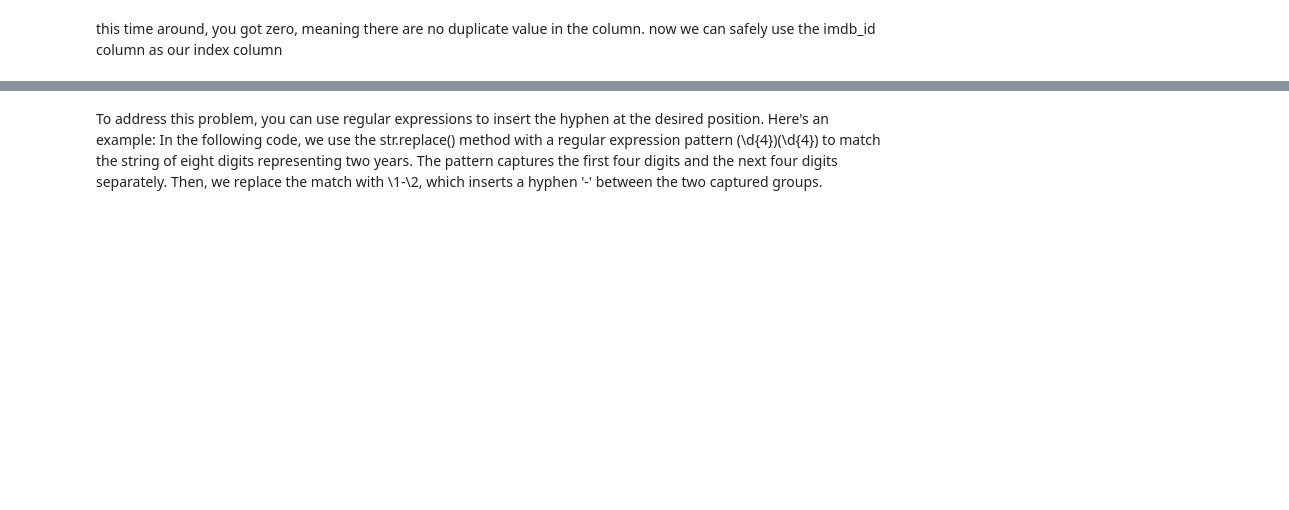
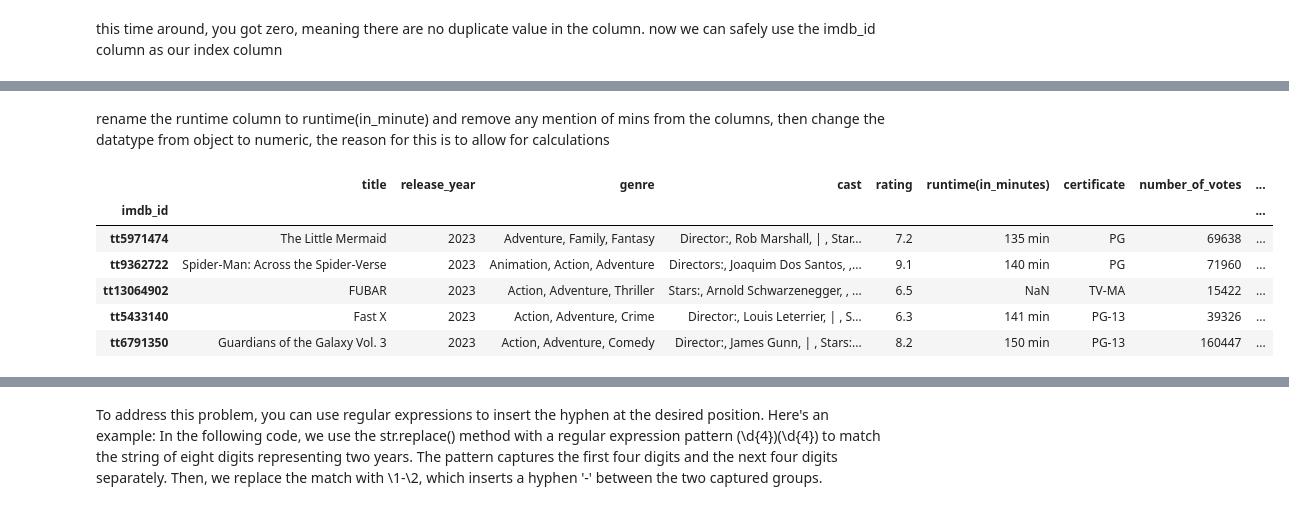
Before and after one commit to ibrahimanis081/data_cleaning_projects, a Jupyter notebook: notebooks/imdb_tv_series.ipynb, the cells around one changed output, grey strips where cells are left out. Saved outputs shown, nothing was run; the diff lists cells and outputs as text; code cells hidden in the pictures; blank space fills up the shorter version.

```diff
--- a/notebooks/imdb_tv_series.ipynb
+++ b/notebooks/imdb_tv_series.ipynb
@@ -127,0 +351,13 @@ imdb_df.head()
+# %% [markdown]
+rename the runtime column to runtime(in_minute) and remove any mention of mins from the columns, then change the datatype from object to numeric, the reason for this is to allow for calculations
+# %%
+imdb_df = imdb_df.rename(columns={"runtime":"runtime(in_minutes)"})
+imdb_df.head()
+# %% [output]
+|  | title | release_year | genre | cast | rating | runtime(in_minutes) | certificate | number_of_votes | ... |
+| imdb_id |  |  |  |  |  |  |  |  | ... |
+| tt5971474 | The Little Mermaid | 2023 | Adventure, Family, Fantasy | Director:, Rob Marshall, | , Star... | 7.2 | 135 min | PG | 69638 | ... |
+| tt9362722 | Spider-Man: Across the Spider-Verse | 2023 | Animation, Action, Adventure | Directors:, Joaquim Dos Santos, ,... | 9.1 | 140 min | PG | 71960 | ... |
+| tt13064902 | FUBAR | 2023 | Action, Adventure, Thriller | Stars:, Arnold Schwarzenegger, , ... | 6.5 | NaN | TV-MA | 15422 | ... |
+| tt5433140 | Fast X | 2023 | Action, Adventure, Crime | Director:, Louis Leterrier, | , S... | 6.3 | 141 min | PG-13 | 39326 | ... |
+| tt6791350 | Guardians of the Galaxy Vol. 3 | 2023 | Action, Adventure, Comedy | Director:, James Gunn, | , Stars:... | 8.2 | 150 min | PG-13 | 160447 | ... |
```
Also changed, not shown: parts of 53 cells of this notebook, 1 other file.
